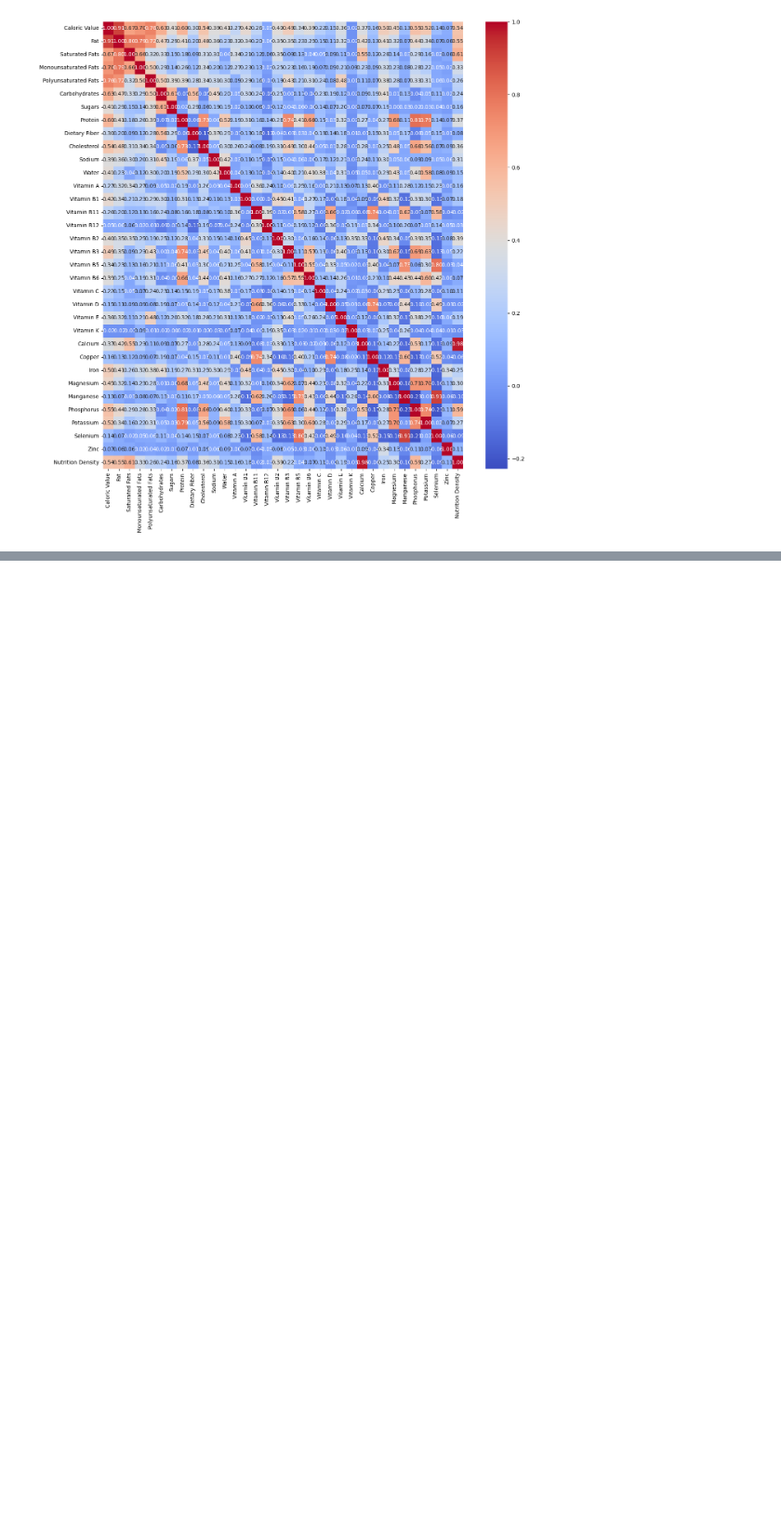
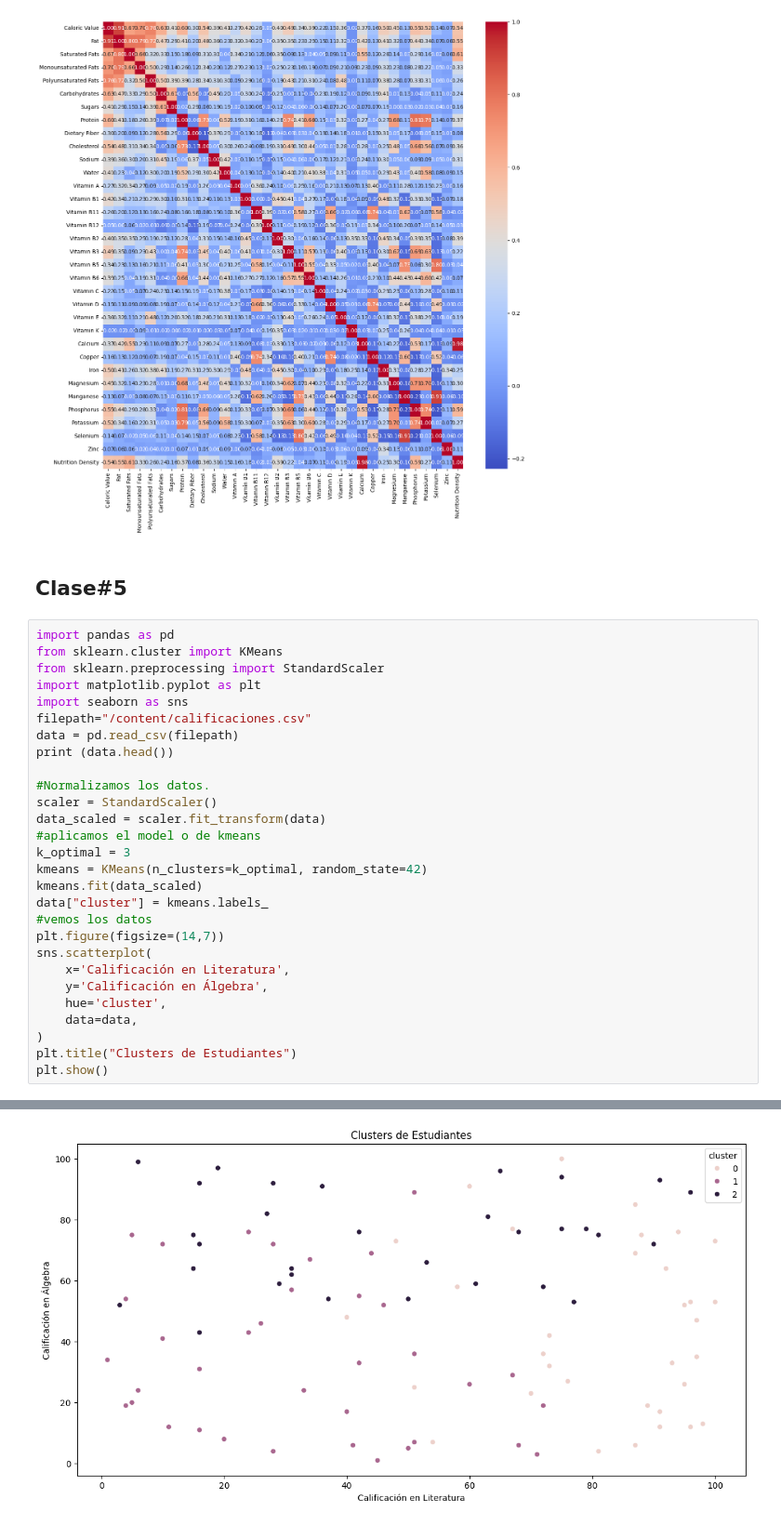
Before and after one commit to Svasvil/BigData2, a Jupyter notebook: BigData.ipynb, the cells around one changed output, grey strips where cells are left out. Shown at 93% size. Cells and saved outputs as stored; diff of their text form; blank space fills up the shorter version.

```diff
--- a/BigData.ipynb
+++ b/BigData.ipynb
@@ -372,3 +372,34 @@ sns.heatmap(correlation_matrix,annot=True,cmap="coolwarm",fmt=".2f",)
 plt.show()
 # %% [output]
 [figure]
+# %% [markdown]
+## Clase#5
+# %%
+import pandas as pd
+from sklearn.cluster import KMeans
+from sklearn.preprocessing import StandardScaler
+import matplotlib.pyplot as plt
+import seaborn as sns
+filepath="/content/calificaciones.csv"
+data = pd.read_csv(filepath)
+print (data.head())
+
+#Normalizamos los datos.
+scaler = StandardScaler()
+data_scaled = scaler.fit_transform(data)
+#aplicamos el model o de kmeans
+k_optimal = 3
+kmeans = KMeans(n_clusters=k_optimal, random_state=42)
+kmeans.fit(data_scaled)
+data["cluster"] = kmeans.labels_
+#vemos los datos
+plt.figure(figsize=(14,7))
+sns.scatterplot(
+    x='Calificación en Literatura',
+    y='Calificación en Álgebra',
+    hue='cluster',
+    data=data,
+)
+plt.title("Clusters de Estudiantes")
+plt.show()
+# %% [output]
@@ -374,0 +426 @@ plt.show()
+[figure, added]
```
Also changed, not shown: parts of 5 cells of this notebook.
